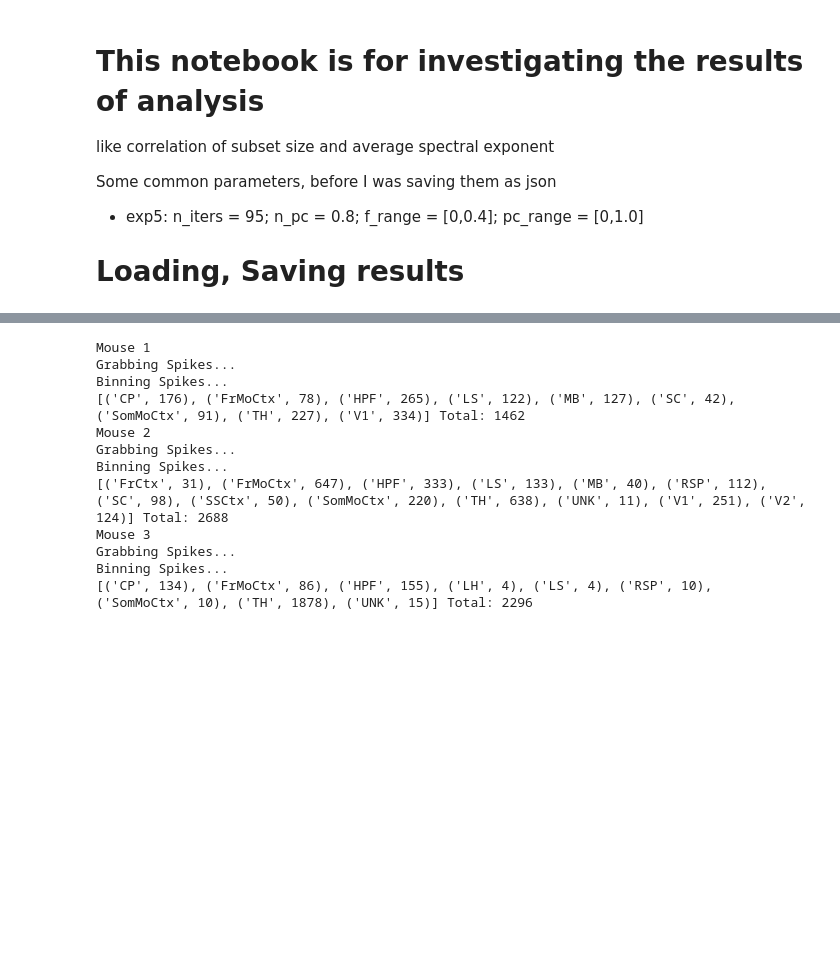
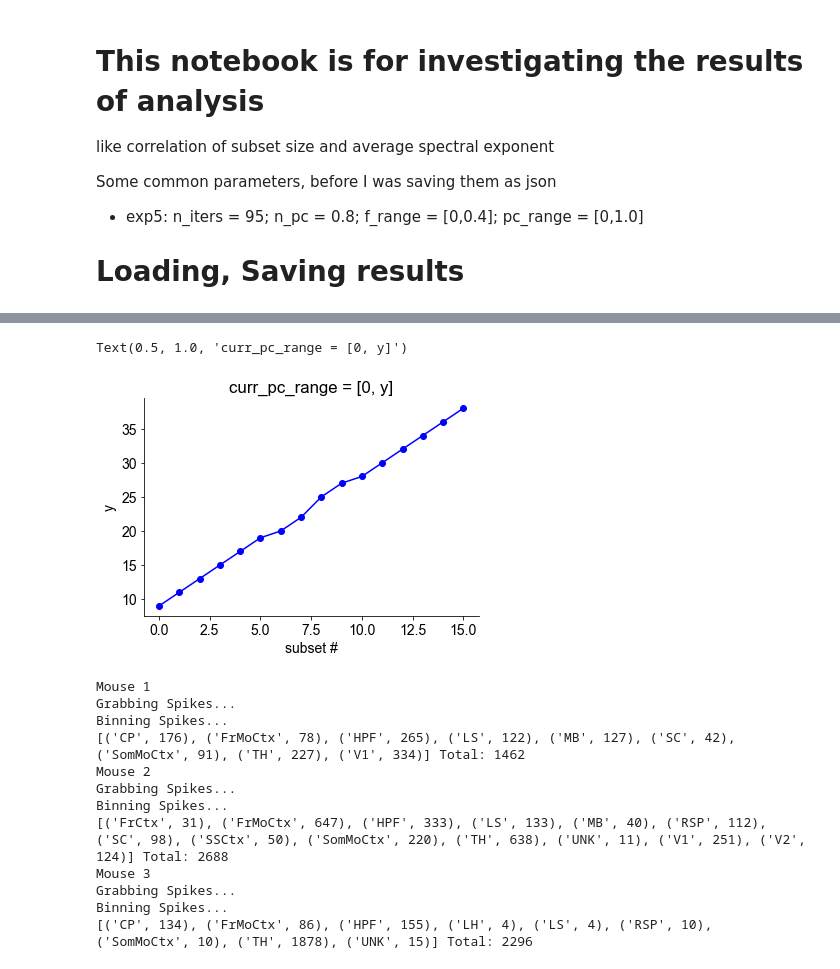
Before and after one commit to voytekresearch/galaxybrain, a Jupyter notebook: notebooks/explorative_analysis_plotting.ipynb, the cells around one changed output, grey strips where cells are left out. Saved outputs shown, nothing was run; the diff lists cells and outputs as text; code cells hidden in the pictures; blank space fills up the shorter version.

```diff
--- a/notebooks/explorative_analysis_plotting.ipynb
+++ b/notebooks/explorative_analysis_plotting.ipynb
@@ -46,3 +48,9 @@ plt.loglog(eigs,color='blue')
+# %%
+plt.plot(data[2]['curr_pc_range'][:,1], 'o-', color='b');
+plt.xlabel('subset #');    plt.ylabel('y');      plt.title('curr_pc_range = [0, y]')
+# %% [output]
+Text(0.5, 1.0, 'curr_pc_range = [0, y]')
+[figure, added]
 # %%
                                 ####################################################
                                 # (NOT NEEDED as of now) Run this to load raw data #
```
Also changed, not shown: parts of 3 cells of this notebook, 3 other files.
